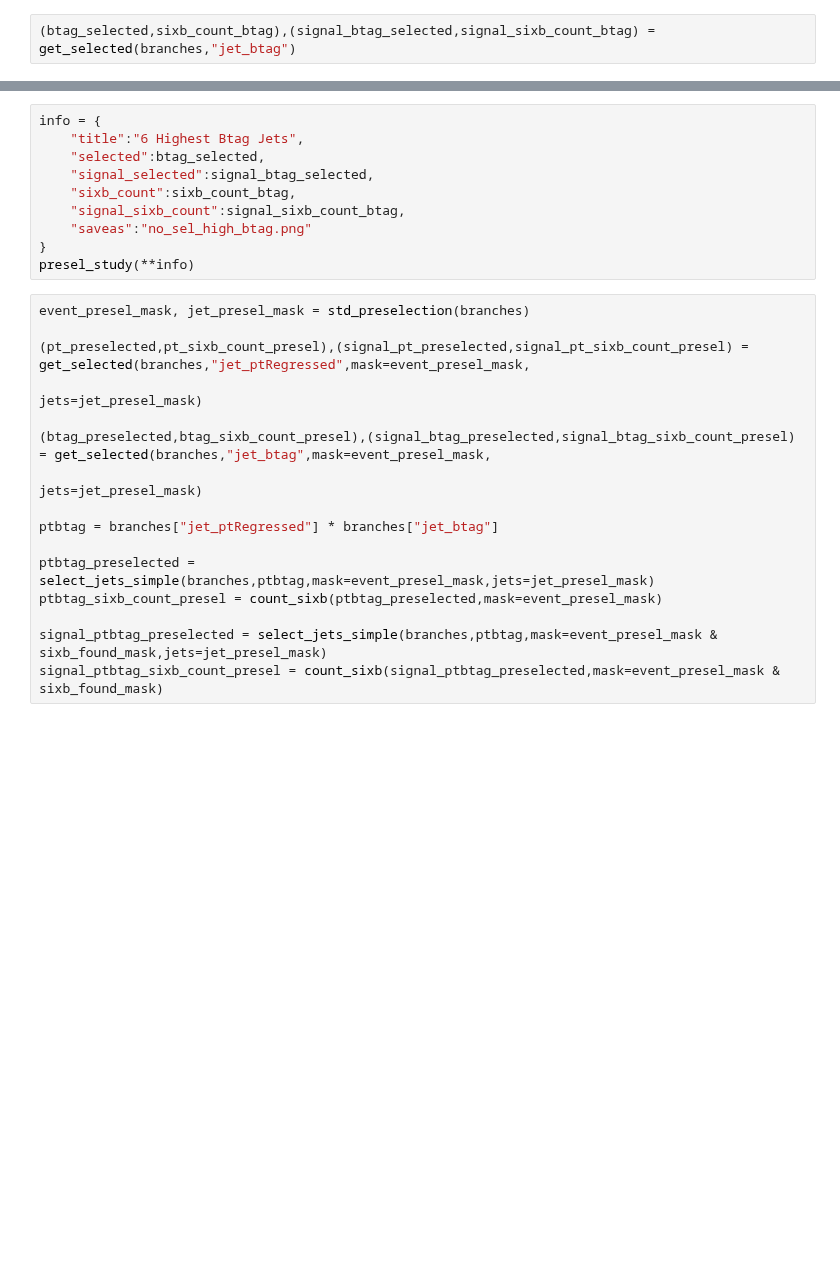
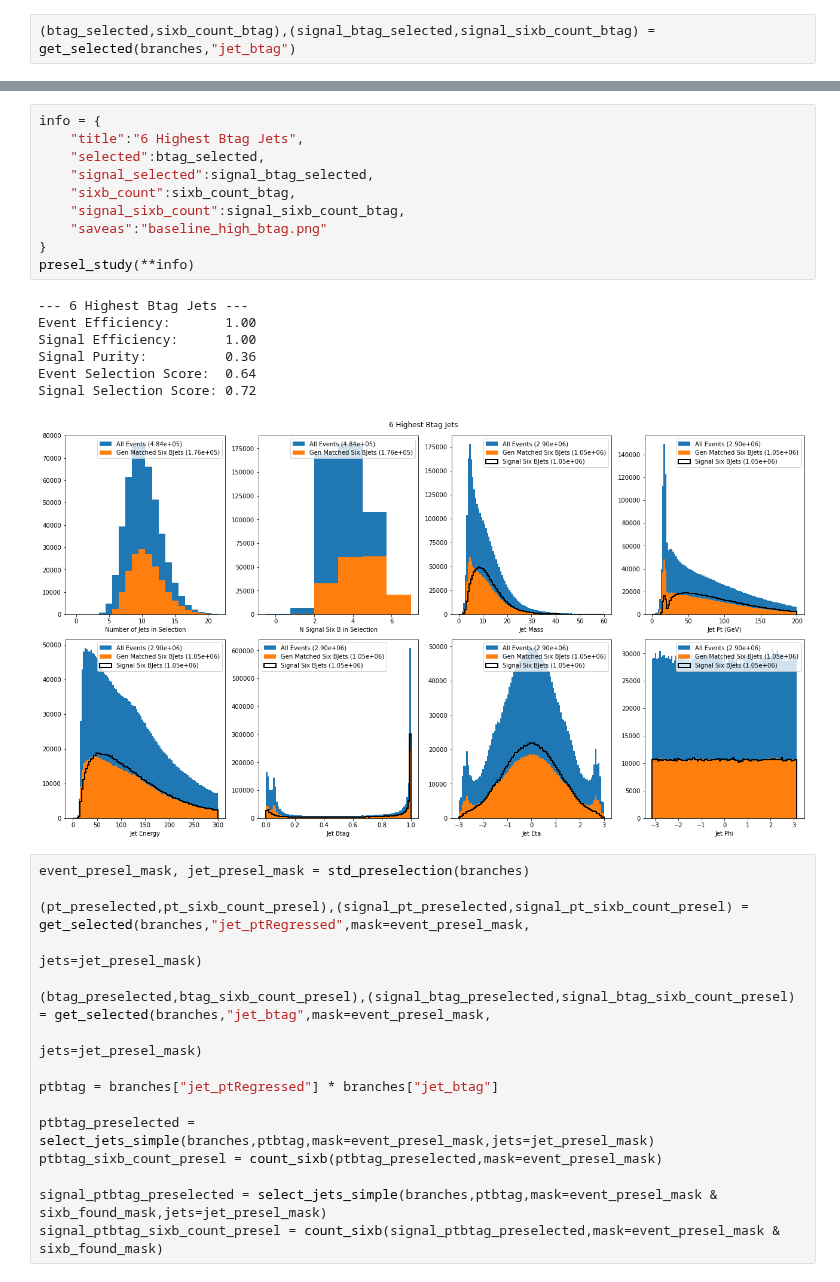
Before and after one commit to ekoenig4/analysis, a Jupyter notebook: preselection_optimization/preselection_optimization.ipynb, the cells around one changed output, grey strips where cells are left out. Saved outputs shown, nothing was run; the diff lists cells and outputs as text; blank space fills up the shorter version.

```diff
--- a/preselection_optimization/preselection_optimization.ipynb
+++ b/preselection_optimization/preselection_optimization.ipynb
@@ -198,13 +214,21 @@ presel_study(**info)
 # %%
 info = {
     "title":"6 Highest Btag Jets",
     "selected":btag_selected,
     "signal_selected":signal_btag_selected,
     "sixb_count":sixb_count_btag,
     "signal_sixb_count":signal_sixb_count_btag,
-    "saveas":"no_sel_high_btag.png"
+    "saveas":"baseline_high_btag.png"
 }
 presel_study(**info)
+# %% [output]
+--- 6 Highest Btag Jets ---
+Event Efficiency:       1.00
+Signal Efficiency:      1.00
+Signal Purity:          0.36
+Event Selection Score:  0.64
+Signal Selection Score: 0.72
+[figure, added]
 # %%
 event_presel_mask, jet_presel_mask = std_preselection(branches)
 
```
Also changed, not shown: parts of 15 cells of this notebook, 9 other files.
